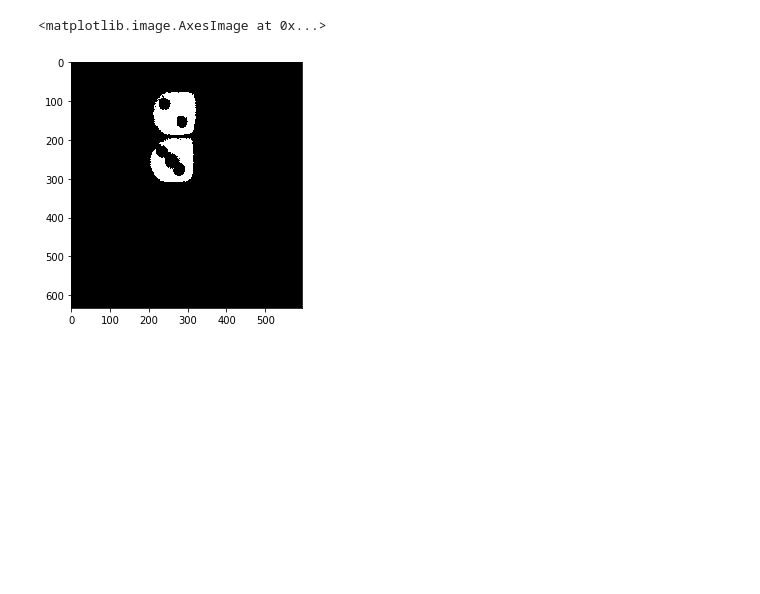
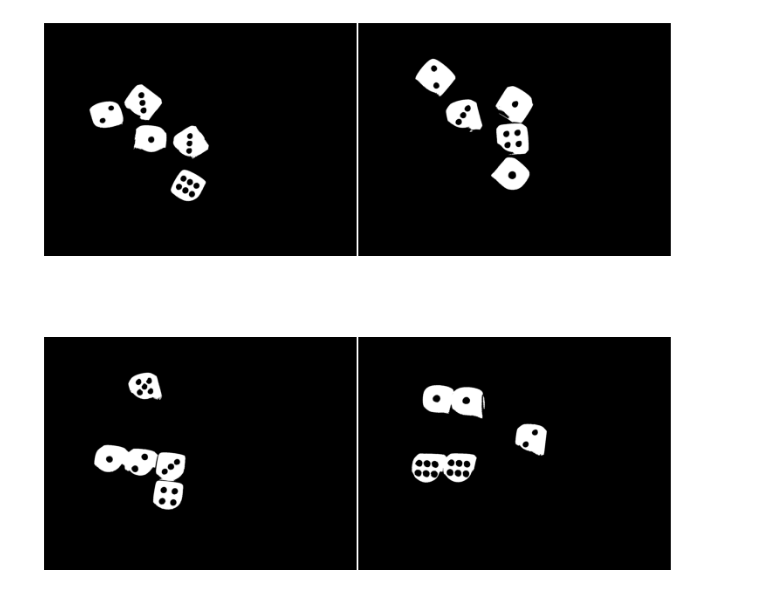
Before and after one commit to Grecjanin/DiceReader, a Jupyter notebook: DiceReader.ipynb, the cells around one changed output. Saved outputs shown, nothing was run; the diff lists cells and outputs as text; code cells hidden in the pictures; blank space fills up the shorter version.

```diff
--- a/DiceReader.ipynb
+++ b/DiceReader.ipynb
@@ -6,9 +6,21 @@ import matplotlib.pyplot as plt
 import cv2
 # %%
 %matplotlib inline
+# %%
+numberOfImgs = 4
+def show(imgs,CMAP = None):
+    cols = 2
+    rows = 2
+    fig, ax = plt.subplots(rows,cols ,figsize = (10,10),constrained_layout=True)
+    fig.set_constrained_layout_pads(w_pad=0.02, h_pad=0.02,
+            hspace=0., wspace=0.)
+    [axi.set_axis_off() for axi in ax.ravel()]
+    for i in range(rows):
+        for j in range(cols):
+            ax[i][j].imshow(imgs[i*cols+j],CMAP)
 # %%
-img = io.imread("2.png")
-img = color.rgba2rgb(img)
-img = ski.img_as_ubyte(img)
-io.imshow(img)
+img = [io.imread(str(30+i)+".jpg") for i in range(numberOfImgs)]
+#img = color.rgba2rgb(img)
+#img = ski.img_as_ubyte(img)
+show(img)
 # %% [output]
@@ -17,5 +28,6 @@ io.imshow(img)
 # %%
 
-imgG = color.rgb2gray(img)
-io.imshow(imgG)
+imgG = [color.rgb2gray(i) for i in img]
+#imgG = color.rgb2hsv(img)[:,:,2]
+show(imgG,"gray")
 # %% [output]
@@ -31,0 +35,3 @@ io.imshow(imgC,cmap="gray")
+# %%
+imgC = [i**3 for i in imgG]
+show(imgC,"gray")
@@ -32,12 +40,14 @@ io.imshow(imgC,cmap="gray")
 # %%
-threshold = filters.threshold_otsu(imgC)
-imgT = imgC > threshold
-
-imgT = ski.morphology.binary_erosion(imgT)
-#imgT = ski.morphology.binary_dilation(imgT)
-#imgT = ski.morphology.binary_dilation(imgT)
-io.imshow(imgT,cmap="gray")
+def MakeThresholded(img):
+    threshold = filters.threshold_otsu(img)
+    imgN = img > threshold
+    imgN = ski.morphology.remove_small_objects(imgN)
+    #imgT = ski.morphology.binary_erosion(imgT)
+    #imgT = ski.morphology.binary_dilation(imgT)
+    #imgT = ski.morphology.binary_dilation(imgT)
+    return imgN
+imgT = [MakeThresholded(i) for i in imgC]
+show(imgT,"gray")
 # %% [output]
-<matplotlib.image.AxesImage at 0x...>
-[figure, old version]
+[figure, new version]
 # %%
```
Also changed, not shown: parts of 6 cells of this notebook, 4 other files.
